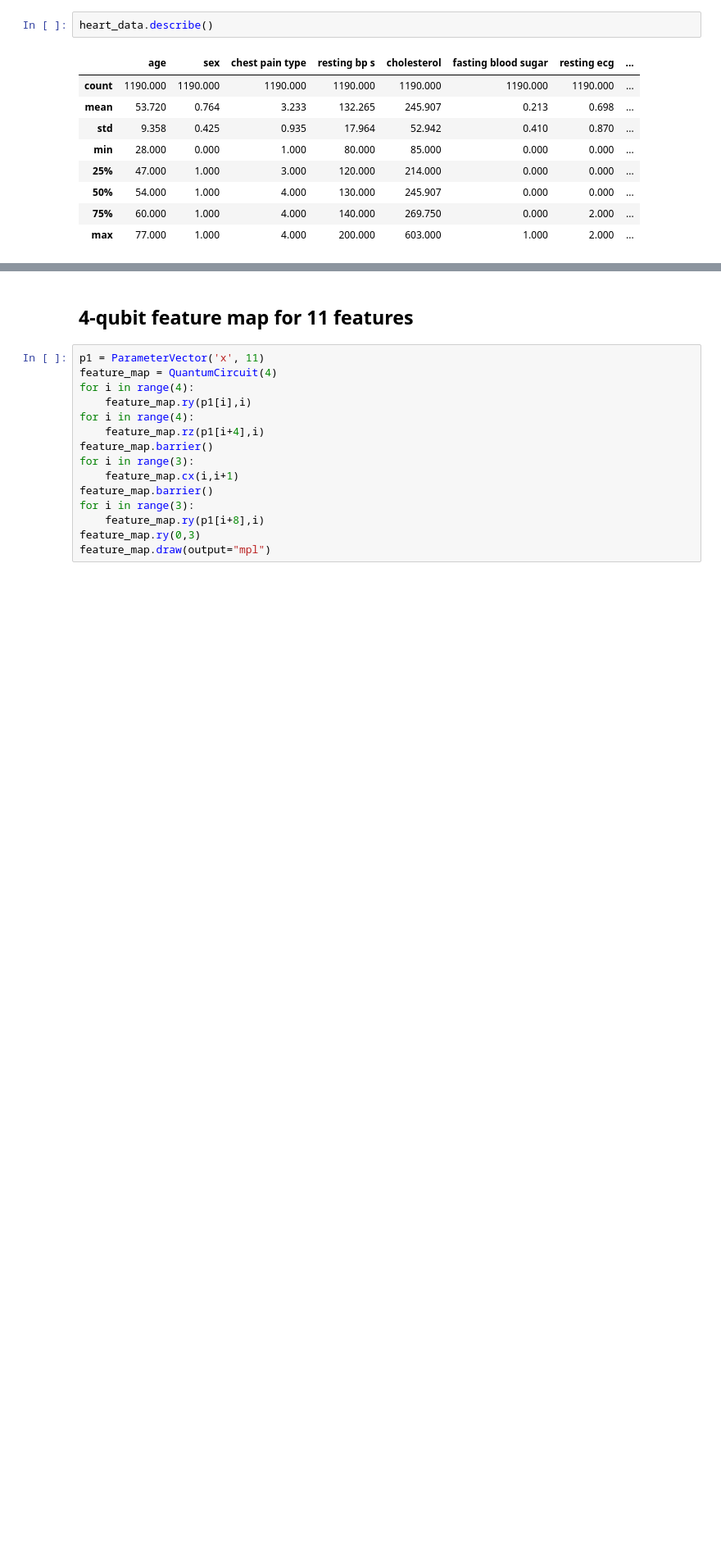
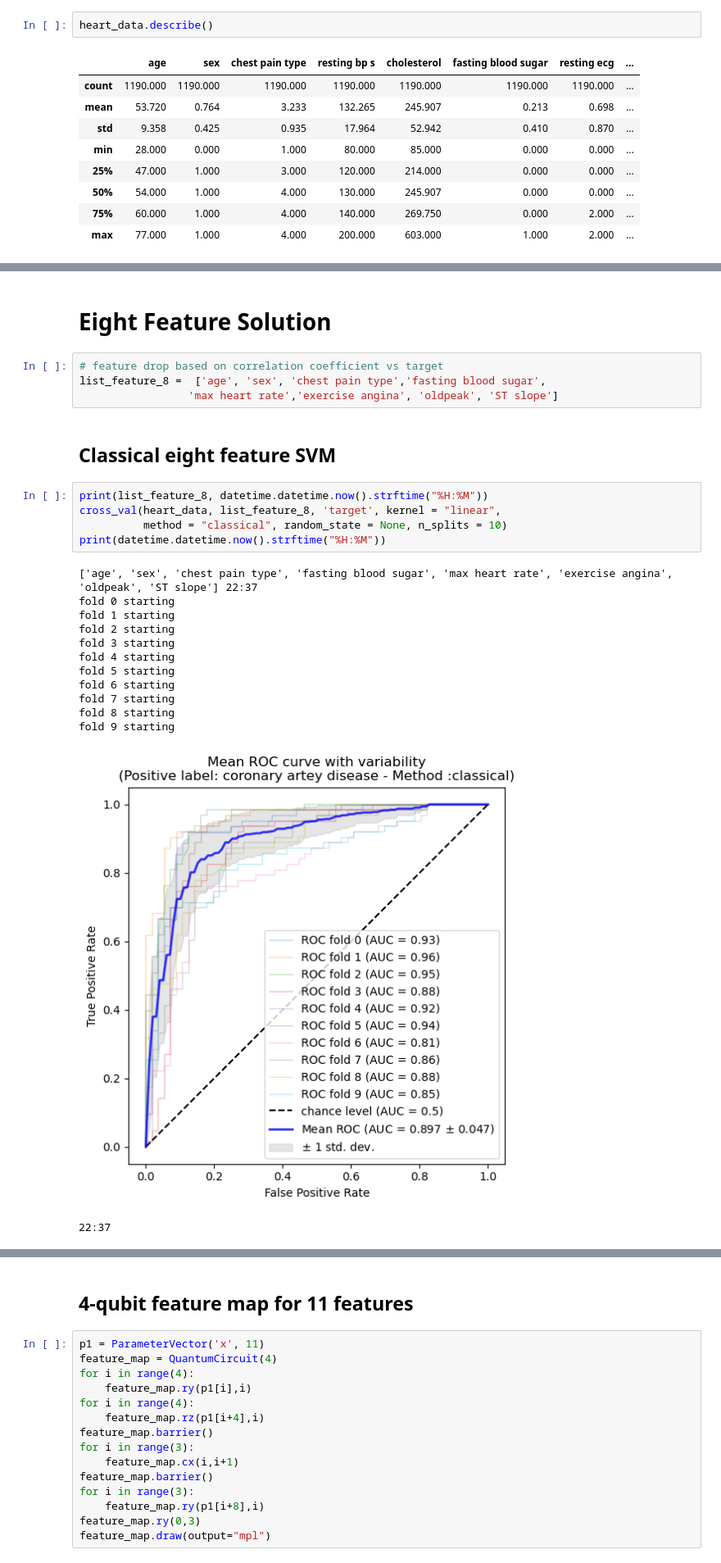
Before and after one commit to pdc-quantum/qml-cad, a Jupyter notebook: CAD_quantum_k_fold_cross_validation.ipynb, the cells around one changed output, grey strips where cells are left out. Shown at 82% size. Drawn from its saved outputs; the diff is of its cells as text; blank space fills up the shorter version.

```diff
--- a/CAD_quantum_k_fold_cross_validation.ipynb
+++ b/CAD_quantum_k_fold_cross_validation.ipynb
@@ -267,0 +258,27 @@ list_feature =  ['age', 'sex', 'chest pain type','resting bp s','cholesterol','f
+# %% [markdown]
+ # Eight Feature Solution
+# %%
+# feature drop based on correlation coefficient vs target
+list_feature_8 =  ['age', 'sex', 'chest pain type','fasting blood sugar',
+                 'max heart rate','exercise angina', 'oldpeak', 'ST slope']
+# %% [markdown]
+## Classical eight feature SVM
+# %%
+print(list_feature_8, datetime.datetime.now().strftime("%H:%M"))
+cross_val(heart_data, list_feature_8, 'target', kernel = "linear",
+          method = "classical", random_state = None, n_splits = 10)
+print(datetime.datetime.now().strftime("%H:%M"))
+# %% [output]
+['age', 'sex', 'chest pain type', 'fasting blood sugar', 'max heart rate', 'exercise angina', 'oldpeak', 'ST slope'] 22:37
+fold 0 starting
+fold 1 starting
+fold 2 starting
+fold 3 starting
+fold 4 starting
+fold 5 starting
+fold 6 starting
+fold 7 starting
+fold 8 starting
+fold 9 starting
+[figure, added]
+22:37
```
Also changed, not shown: parts of 52 cells of this notebook.
